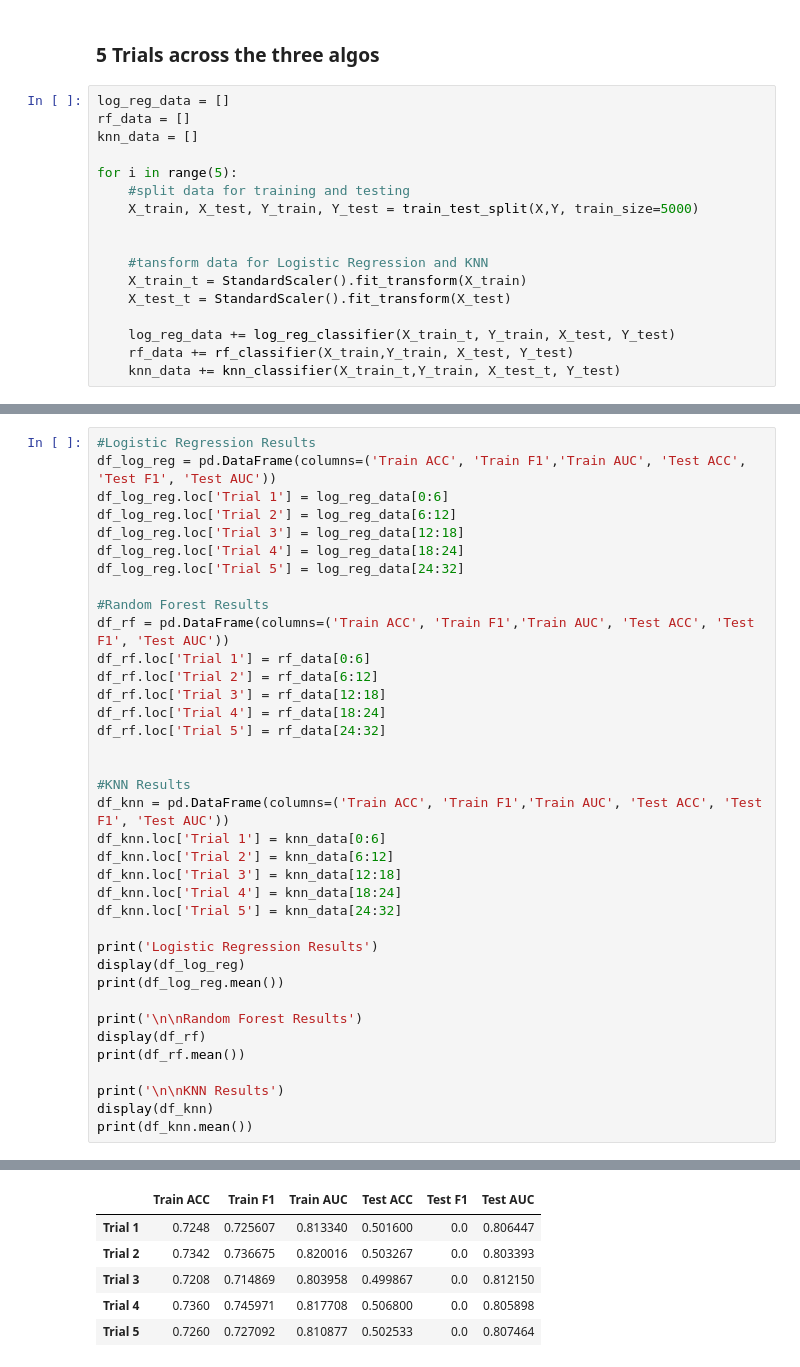
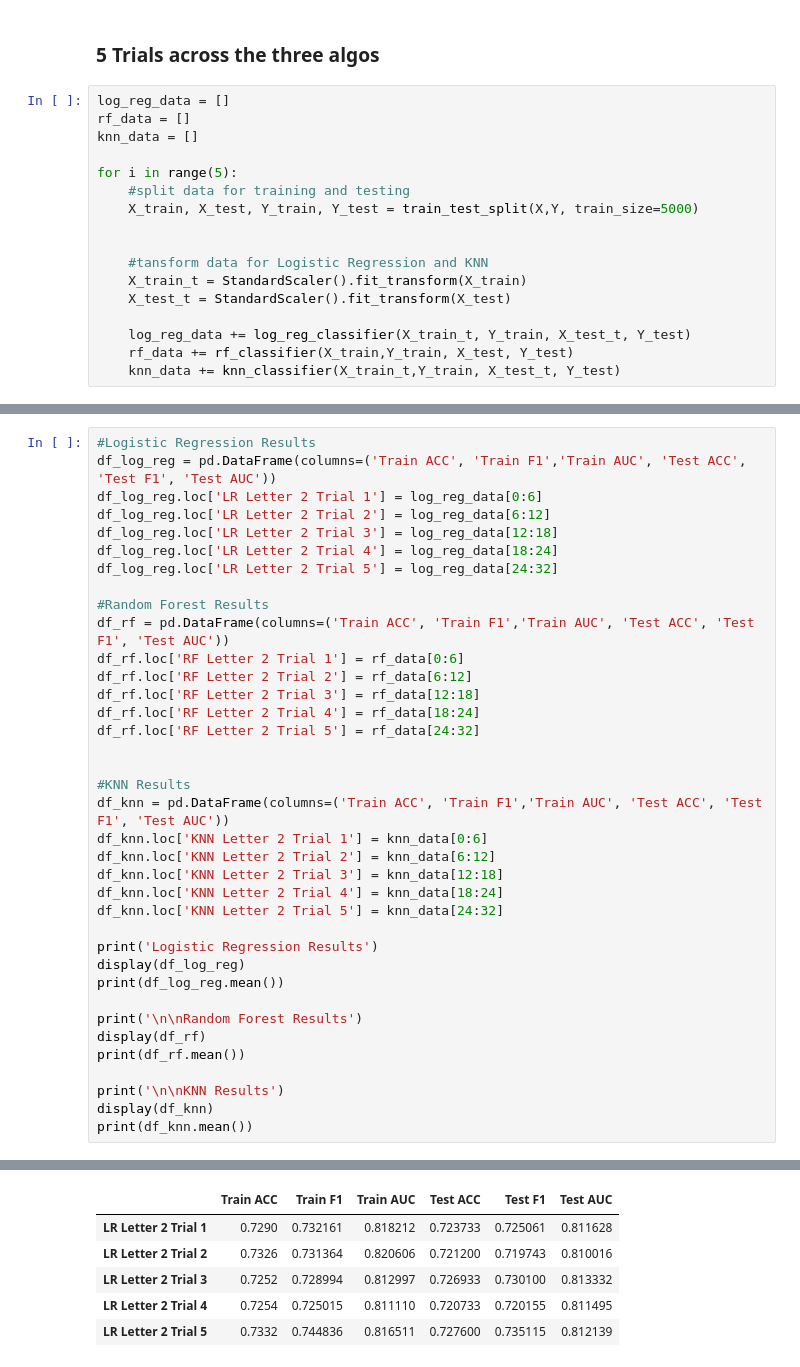
Before and after one commit to ohallo/cogs118a-finalproject, a Jupyter notebook: Letter-2.ipynb, the cells around one changed output, grey strips where cells are left out. Drawn from its saved outputs; the diff is of its cells as text.

```diff
--- a/Letter-2.ipynb
+++ b/Letter-2.ipynb
@@ -250,7 +250,7 @@ for i in range(5):
     X_train_t = StandardScaler().fit_transform(X_train)
     X_test_t = StandardScaler().fit_transform(X_test)
 
-    log_reg_data += log_reg_classifier(X_train_t, Y_train, X_test, Y_test)
+    log_reg_data += log_reg_classifier(X_train_t, Y_train, X_test_t, Y_test)
     rf_data += rf_classifier(X_train,Y_train, X_test, Y_test)
     knn_data += knn_classifier(X_train_t,Y_train, X_test_t, Y_test)
 # %% [output]
@@ -286,45 +288,45 @@ Fitting 5 folds for each of 108 candidates, totalling 540 fits
 # %%
 #Logistic Regression Results
 df_log_reg = pd.DataFrame(columns=('Train ACC', 'Train F1','Train AUC', 'Test ACC', 'Test F1', 'Test AUC'))
-df_log_reg.loc['Trial 1'] = log_reg_data[0:6]
-df_log_reg.loc['Trial 2'] = log_reg_data[6:12]
-df_log_reg.loc['Trial 3'] = log_reg_data[12:18]
-df_log_reg.loc['Trial 4'] = log_reg_data[18:24]
-df_log_reg.loc['Trial 5'] = log_reg_data[24:32]
+df_log_reg.loc['LR Letter 2 Trial 1'] = log_reg_data[0:6]
+df_log_reg.loc['LR Letter 2 Trial 2'] = log_reg_data[6:12]
+df_log_reg.loc['LR Letter 2 Trial 3'] = log_reg_data[12:18]
+df_log_reg.loc['LR Letter 2 Trial 4'] = log_reg_data[18:24]
+df_log_reg.loc['LR Letter 2 Trial 5'] = log_reg_data[24:32]
 
 #Random Forest Results
 df_rf = pd.DataFrame(columns=('Train ACC', 'Train F1','Train AUC', 'Test ACC', 'Test F1', 'Test AUC'))
-df_rf.loc['Trial 1'] = rf_data[0:6]
-df_rf.loc['Trial 2'] = rf_data[6:12]
-df_rf.loc['Trial 3'] = rf_data[12:18]
-df_rf.loc['Trial 4'] = rf_data[18:24]
-df_rf.loc['Trial 5'] = rf_data[24:32]
+df_rf.loc['RF Letter 2 Trial 1'] = rf_data[0:6]
+df_rf.loc['RF Letter 2 Trial 2'] = rf_data[6:12]
+df_rf.loc['RF Letter 2 Trial 3'] = rf_data[12:18]
+df_rf.loc['RF Letter 2 Trial 4'] = rf_data[18:24]
+df_rf.loc['RF Letter 2 Trial 5'] = rf_data[24:32]
 
 
 #KNN Results
 df_knn = pd.DataFrame(columns=('Train ACC', 'Train F1','Train AUC', 'Test ACC', 'Test F1', 'Test AUC'))
-df_knn.loc['Trial 1'] = knn_data[0:6]
-df_knn.loc['Trial 2'] = knn_data[6:12]
-df_knn.loc['Trial 3'] = knn_data[12:18]
-df_knn.loc['Trial 4'] = knn_data[18:24]
-df_knn.loc['Trial 5'] = knn_data[24:32]
+df_knn.loc['KNN Letter 2 Trial 1'] = knn_data[0:6]
+df_knn.loc['KNN Letter 2 Trial 2'] = knn_data[6:12]
+df_knn.loc['KNN Letter 2 Trial 3'] = knn_data[12:18]
+df_knn.loc['KNN Letter 2 Trial 4'] = knn_data[18:24]
+df_knn.loc['KNN Letter 2 Trial 5'] = knn_data[24:32]
 
 print('Logistic Regression Results')
 display(df_log_reg)
 print(df_log_reg.mean())
 
 print('\n\nRandom Forest Results')
 display(df_rf)
 print(df_rf.mean())
 
 print('\n\nKNN Results')
 display(df_knn)
 print(df_knn.mean())
 # %% [output]
 Logistic Regression Results
 |  | Train ACC | Train F1 | Train AUC | Test ACC | Test F1 | Test AUC |
-| Trial 1 | 0.7248 | 0.725607 | 0.813340 | 0.501600 | 0.0 | 0.806447 |
-| Trial 2 | 0.7342 | 0.736675 | 0.820016 | 0.503267 | 0.0 | 0.803393 |
-| Trial 3 | 0.7208 | 0.714869 | 0.803958 | 0.499867 | 0.0 | 0.812150 |
-| Trial 4 | 0.7360 | 0.745971 | 0.817708 | 0.506800 | 0.0 | 0.805898 |
-| Trial 5 | 0.7260 | 0.727092 | 0.810877 | 0.502533 | 0.0 | 0.807464 |
+| LR Letter 2 Trial 1 | 0.7290 | 0.732161 | 0.818212 | 0.723733 | 0.725061 | 0.811628 |
+| LR Letter 2 Trial 2 | 0.7326 | 0.731364 | 0.820606 | 0.721200 | 0.719743 | 0.810016 |
+| LR Letter 2 Trial 3 | 0.7252 | 0.728994 | 0.812997 | 0.726933 | 0.730100 | 0.813332 |
+| LR Letter 2 Trial 4 | 0.7254 | 0.725015 | 0.811110 | 0.720733 | 0.720155 | 0.811495 |
+| LR Letter 2 Trial 5 | 0.7332 | 0.744836 | 0.816511 | 0.727600 | 0.735115 | 0.812139 |
```
Also changed, not shown: parts of 7 cells of this notebook, 17 other files.
